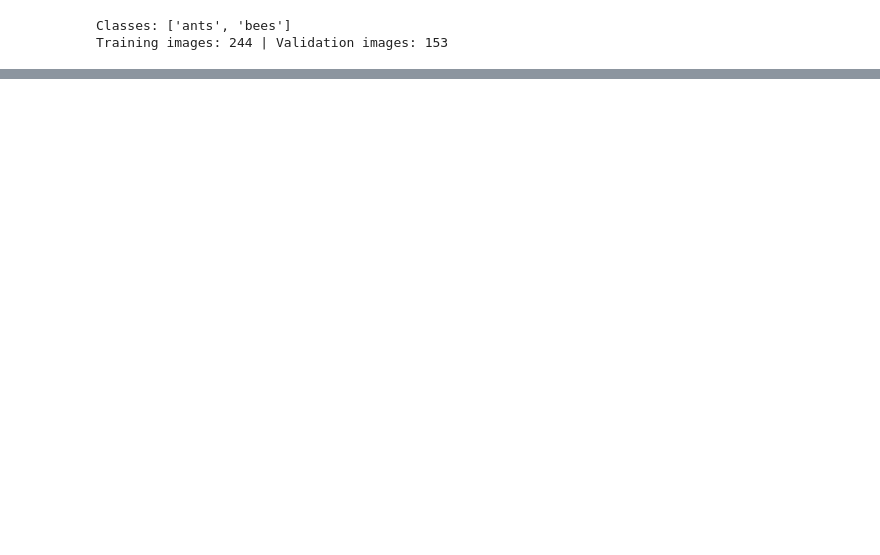
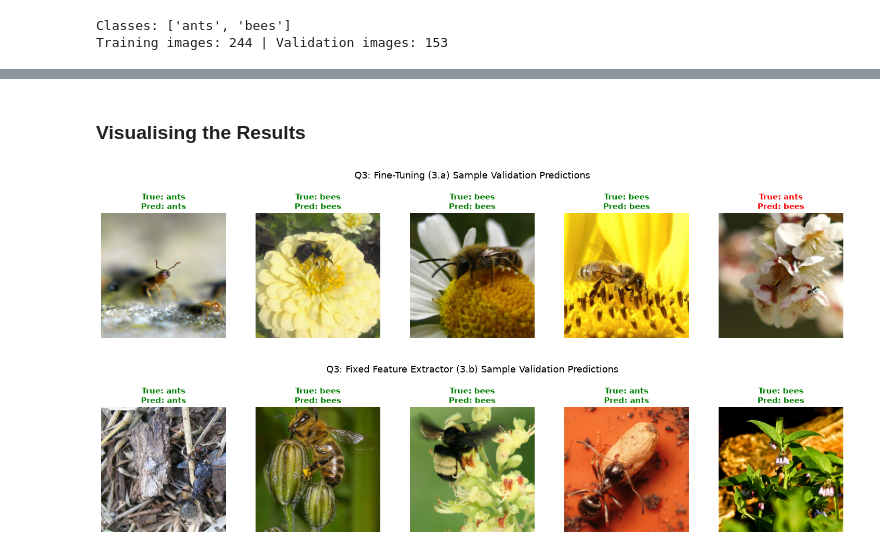
Before and after one commit to manjarimeedeniya/EN3160-Assignment3, a Jupyter notebook: 230407K.ipynb, the cells around one changed output, grey strips where cells are left out. Cells and saved outputs as stored; diff of their text form; code cells hidden in the pictures; blank space fills up the shorter version.

```diff
--- a/230407K.ipynb
+++ b/230407K.ipynb
@@ -620,0 +971,57 @@ plt.show()
+# %% [markdown]
+### Visualising the Results
+# %%
+def visualize_q3_horizontal(model, model_title="Model", num_images=5):
+    was_training = model.training
+    model.eval()
+
+    mean = np.array([0.485, 0.456, 0.406])
+    std = np.array([0.229, 0.224, 0.225])
+
+    dataiter = iter(dataloaders['val'])
+    inputs, labels = next(dataiter)
+
+    if inputs.size(0) < num_images:
+        inputs_2, labels_2 = next(dataiter)
+        inputs = torch.cat([inputs, inputs_2], dim=0)
+        labels = torch.cat([labels, labels_2], dim=0)
+
+    inputs_dev = inputs[:num_images].to(device)
+    labels_dev = labels[:num_images].to(device)
+
+    with torch.no_grad():
+        outputs = model(inputs_dev)
+        _, preds = torch.max(outputs, 1)
+
+    fig, axes = plt.subplots(1, num_images, figsize=(15, 3.2))
+
+    for idx in range(num_images):
+        ax = axes[idx]
+        ax.axis('off')
+
+        inp = inputs[idx].numpy().transpose((1, 2, 0))
+        inp = std * inp + mean
+        inp = np.clip(inp, 0, 1)
+
+        is_correct = (preds[idx].cpu() == labels[idx])
+        color = 'green' if is_correct else 'red'
+
+        ax.set_title(
+            f"True: {class_names[labels[idx]]}\nPred: {class_names[preds[idx]]}",
+            color=color,
+            fontsize=11,
+            fontweight='bold'
+        )
+        ax.imshow(inp)
+
+    plt.suptitle(f"Q3: {model_title}, fontsize=13, y=1.05)" )
+    plt.tight_layout()
+    plt.show()
+    model.train(mode=was_training)
+
+# Run for both Q3 models
+visualize_q3_horizontal(model_ft, model_title="Fine-Tuning (3.a)", num_images=5)
+visualize_q3_horizontal(model_conv, model_title="Fixed Feature Extractor (3.b)", num_images=5)
+# %% [output]
+[figure, added]
+[figure, added]
```
Also changed, not shown: parts of 20 cells of this notebook.
